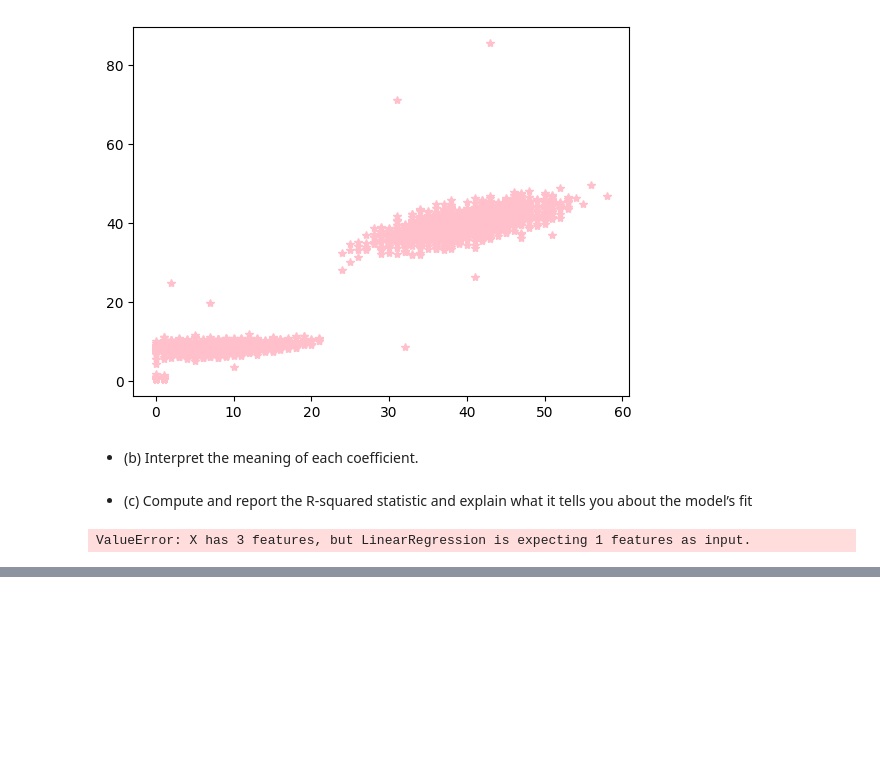
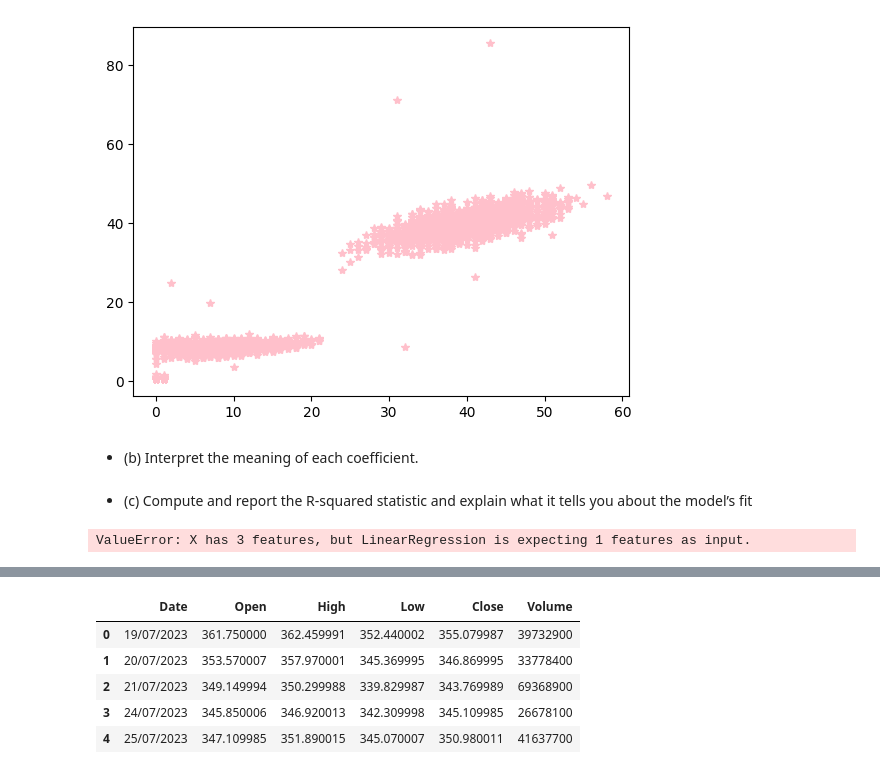
Before and after one commit to maramgueye/datascience_with_python, a Jupyter notebook: Final_Assessment_Gueye_Maram_studentID.ipynb, the cells around one changed output, grey strips where cells are left out. Saved outputs shown, nothing was run; the diff lists cells and outputs as text; code cells hidden in the pictures; blank space fills up the shorter version.

```diff
--- a/Final_Assessment_Gueye_Maram_studentID.ipynb
+++ b/Final_Assessment_Gueye_Maram_studentID.ipynb
@@ -322,0 +342,10 @@ ValueError: X has 3 features, but LinearRegression is expecting 1 features as in
+# %%
+data2=pd.read_csv('MSFT.csv')
+data2.head(5)
+# %% [output]
+|  | Date | Open | High | Low | Close | Volume |
+| 0 | 19/07/2023 | 361.750000 | 362.459991 | 352.440002 | 355.079987 | 39732900 |
+| 1 | 20/07/2023 | 353.570007 | 357.970001 | 345.369995 | 346.869995 | 33778400 |
+| 2 | 21/07/2023 | 349.149994 | 350.299988 | 339.829987 | 343.769989 | 69368900 |
+| 3 | 24/07/2023 | 345.850006 | 346.920013 | 342.309998 | 345.109985 | 26678100 |
+| 4 | 25/07/2023 | 347.109985 | 351.890015 | 345.070007 | 350.980011 | 41637700 |
```
Also changed, not shown: parts of 16 cells of this notebook.
